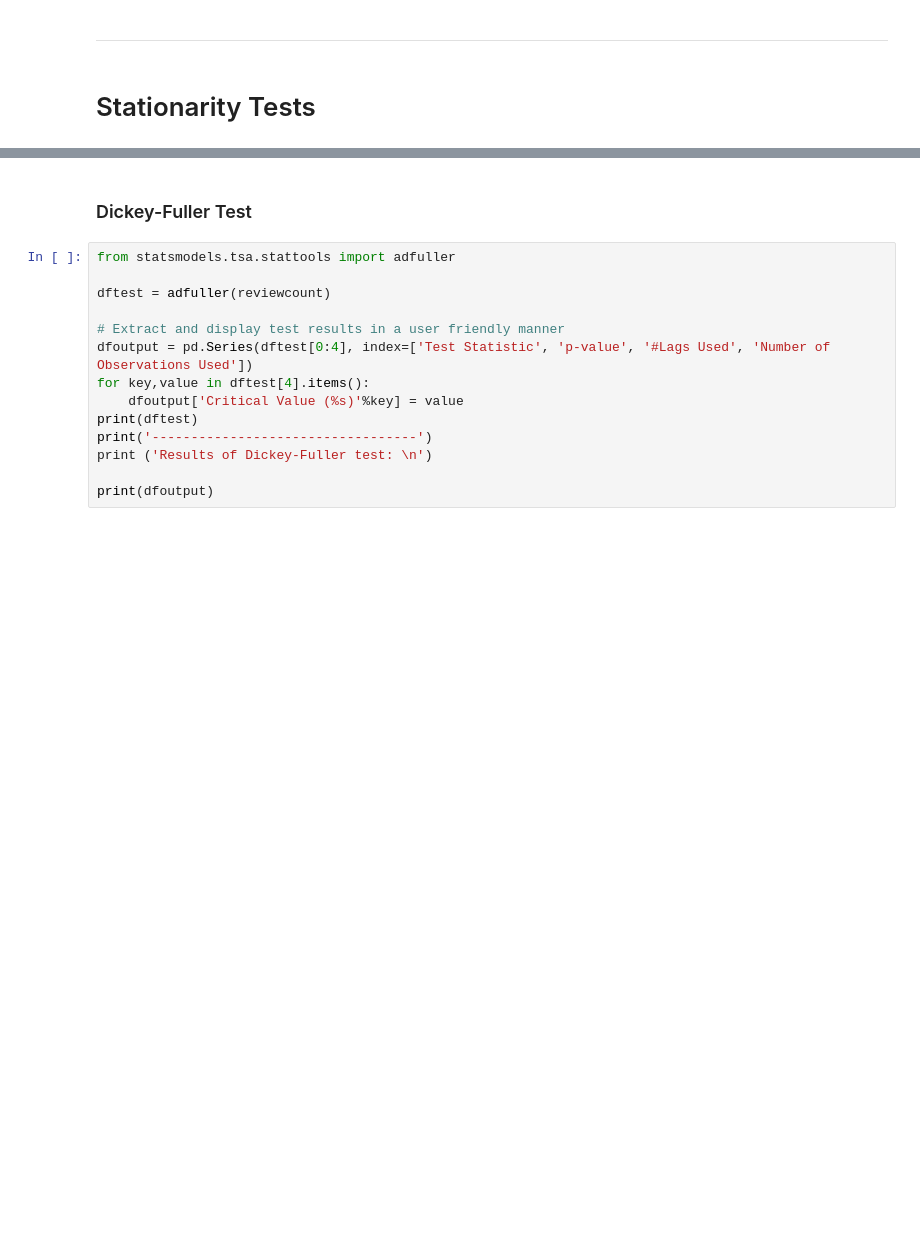
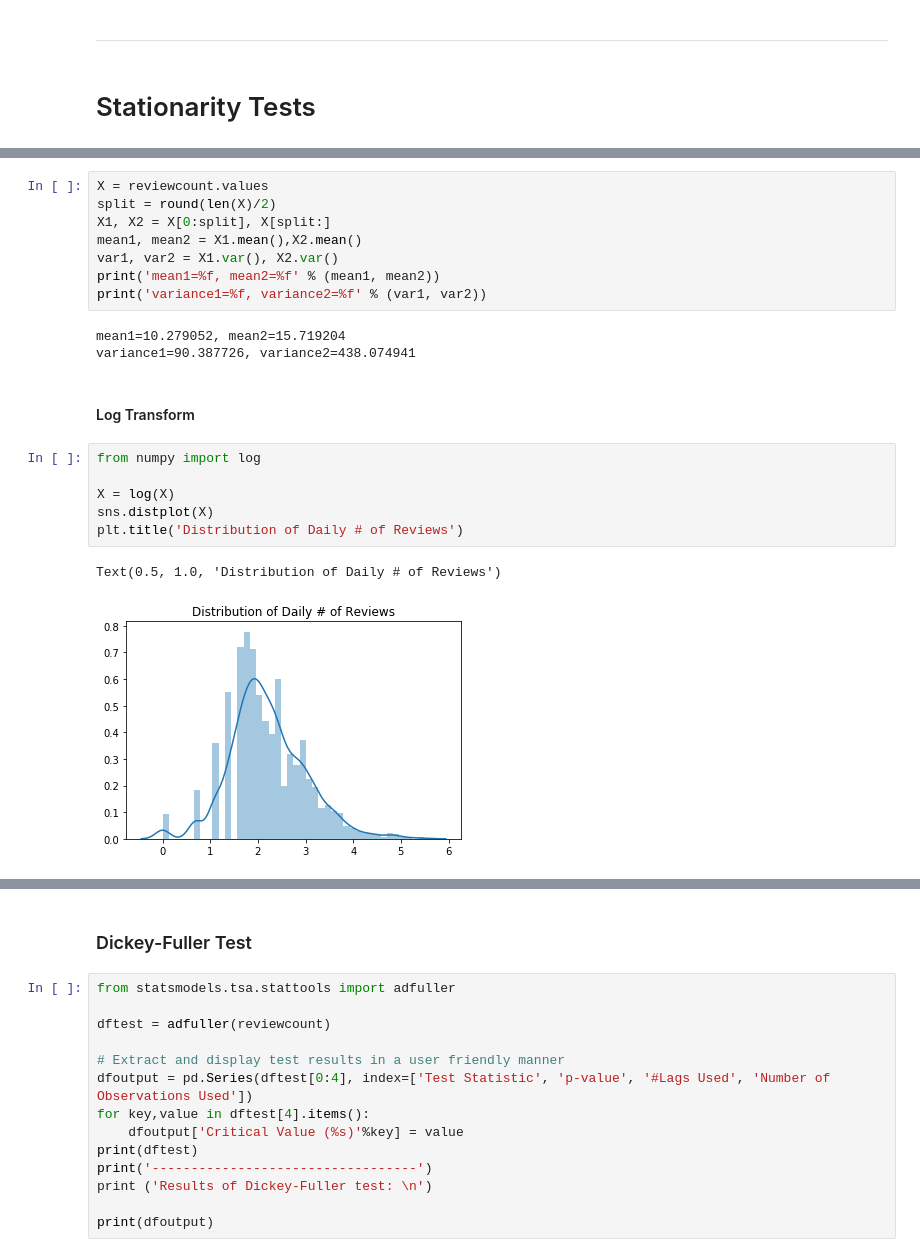
Before and after one commit to Moses-Lin/projectzomboidtimeseries, a Jupyter notebook: EDA.ipynb, the cells around one changed output, grey strips where cells are left out. Cells and saved outputs as stored; diff of their text form; blank space fills up the shorter version.

```diff
--- a/EDA.ipynb
+++ b/EDA.ipynb
@@ -257,0 +256,22 @@ fig.show()
+# %%
+X = reviewcount.values
+split = round(len(X)/2)
+X1, X2 = X[0:split], X[split:]
+mean1, mean2 = X1.mean(),X2.mean()
+var1, var2 = X1.var(), X2.var()
+print('mean1=%f, mean2=%f' % (mean1, mean2))
+print('variance1=%f, variance2=%f' % (var1, var2))
+# %% [output]
+mean1=10.279052, mean2=15.719204
+variance1=90.387726, variance2=438.074941
+# %% [markdown]
+#### Log Transform
+# %%
+from numpy import log
+
+X = log(X)
+sns.distplot(X)
+plt.title('Distribution of Daily # of Reviews')
+# %% [output]
+Text(0.5, 1.0, 'Distribution of Daily # of Reviews')
+[figure, added]
```
Also changed, not shown: parts of 15 cells of this notebook.
